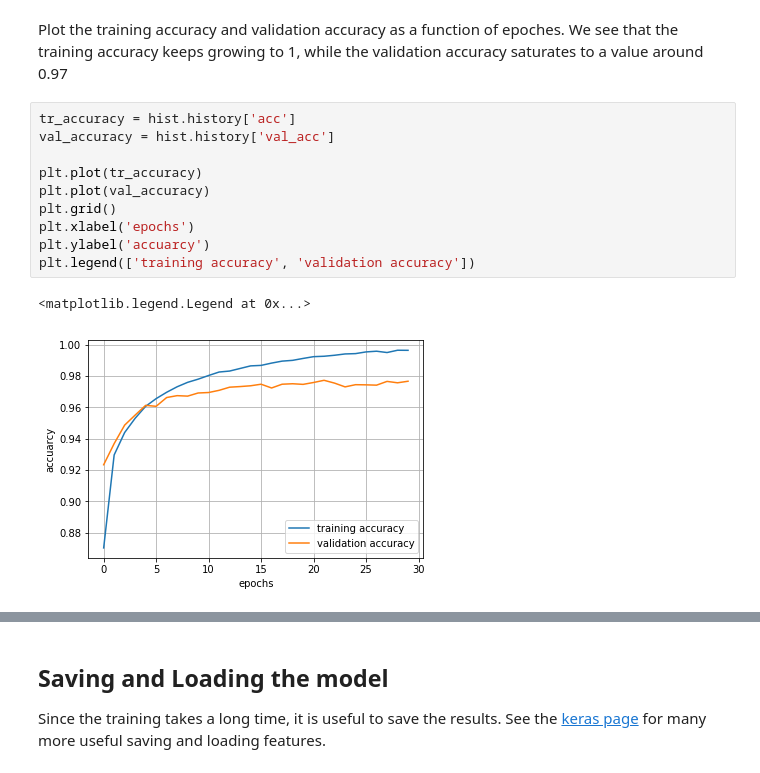
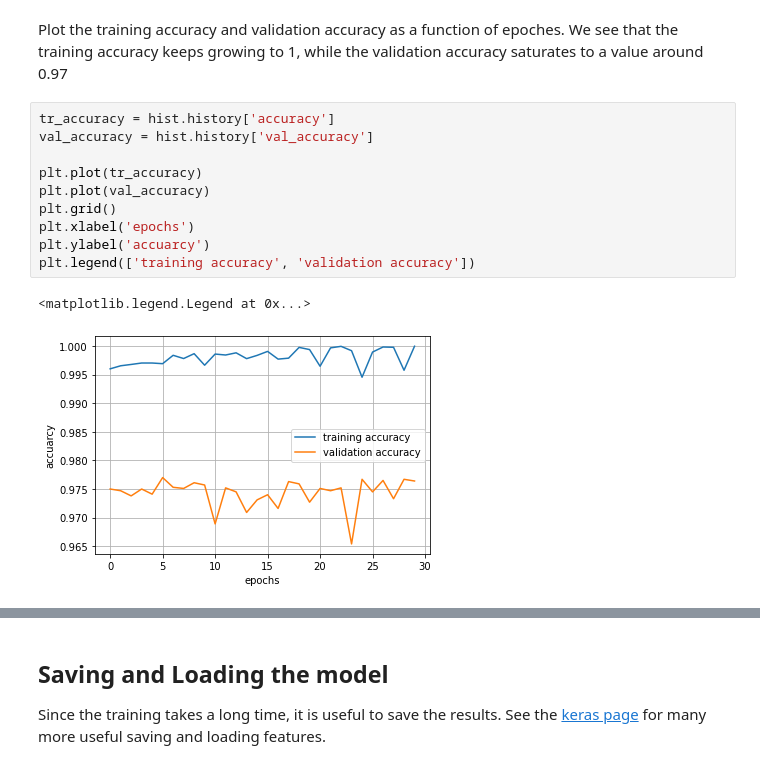
Before and after one commit to sdrangan/introml, a Jupyter notebook: unit09_neural/demo2_mnist_neural.ipynb, the cells around one changed output, grey strips where cells are left out. Drawn from its saved outputs; the diff is of its cells as text.

Commit message:
Corrected the accuracy in the demo Added a final in-class exercise.

```diff
--- a/unit09_neural/demo2_mnist_neural.ipynb
+++ b/unit09_neural/demo2_mnist_neural.ipynb
@@ -132,15 +132,15 @@ After running the 10 epochs, you should obtain a test accuracy of around 96.5%.
 Plot the training accuracy and validation accuracy as a function of epoches.
 We see that the training accuracy keeps growing to 1, while the validation accuracy saturates to a value around 0.97
 # %%
-tr_accuracy = hist.history['acc']
-val_accuracy = hist.history['val_acc']
+tr_accuracy = hist.history['accuracy']
+val_accuracy = hist.history['val_accuracy']
 
 plt.plot(tr_accuracy)
 plt.plot(val_accuracy)
 plt.grid()
 plt.xlabel('epochs')
 plt.ylabel('accuarcy')
 plt.legend(['training accuracy', 'validation accuracy'])
 # %% [output]
 <matplotlib.legend.Legend at 0x...>
-[figure, old version]
+[figure, new version]
```
Also changed, not shown: parts of 15 cells of this notebook, 1 other file.
